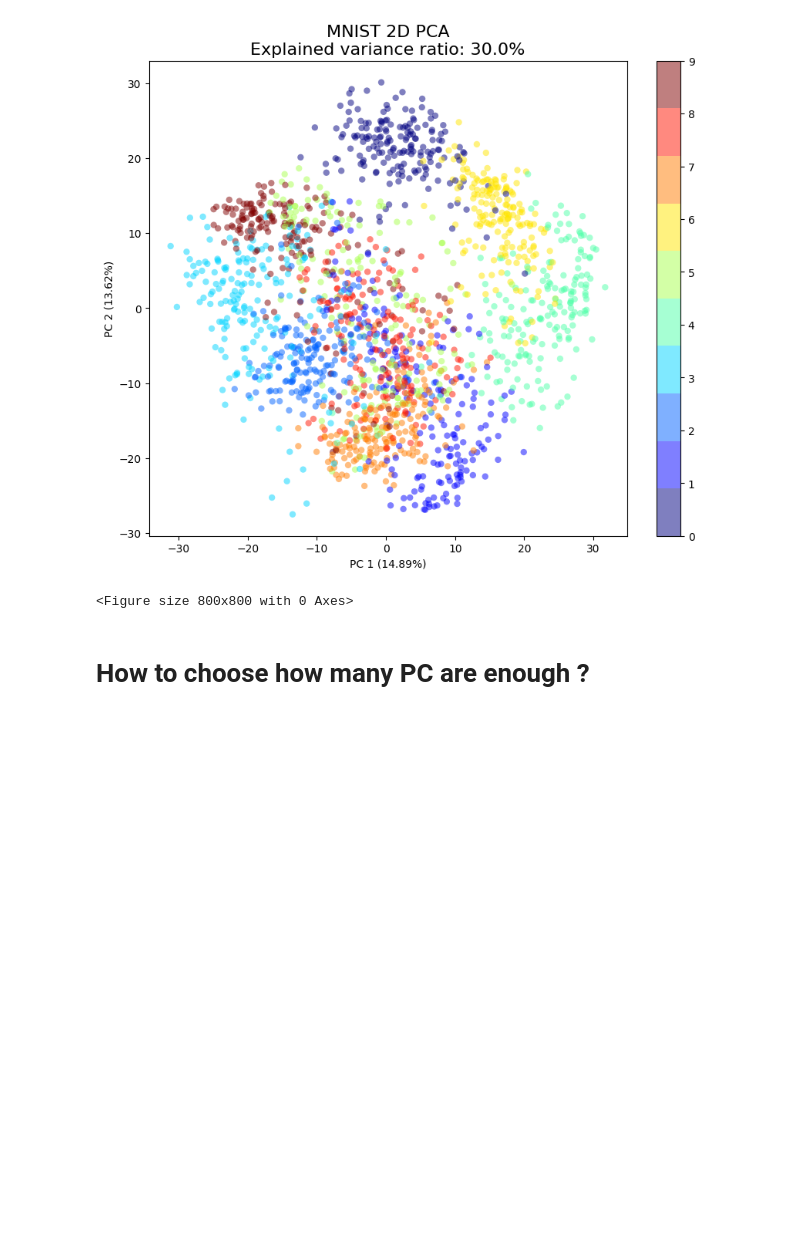
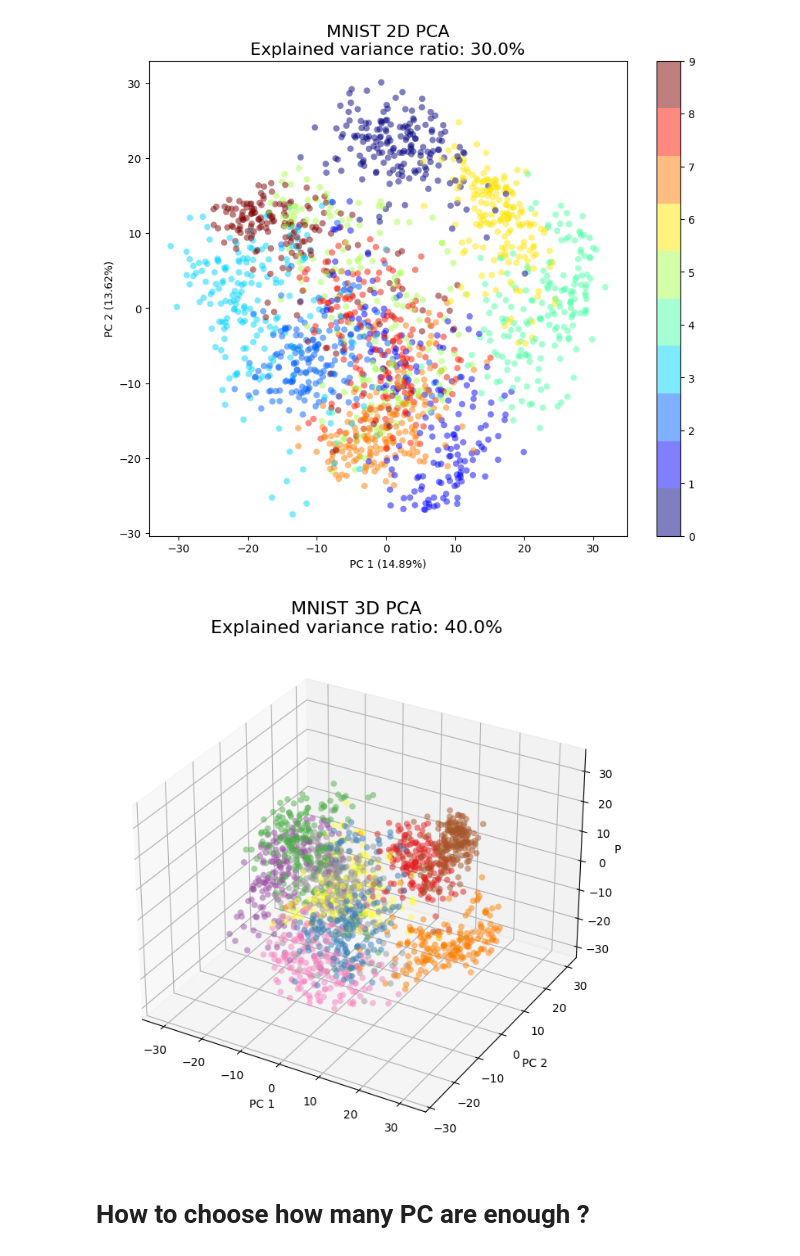
Before and after one commit to mp4402/pythonPrograms, a Jupyter notebook: machineLearningModels2023/clases/dimensionality_reduction.ipynb, the cells around one changed output. Cells and saved outputs as stored; diff of their text form; code cells hidden in the pictures; blank space fills up the shorter version.

```diff
--- a/machineLearningModels2023/clases/dimensionality_reduction.ipynb
+++ b/machineLearningModels2023/clases/dimensionality_reduction.ipynb
@@ -83,24 +89,22 @@ plt.show()
 # %%
 pca_3 = PCA(n_components=3)
 X_reduced = pca_3.fit_transform(digits.data)
 evr = pca_3.explained_variance_ratio_
 
 fig = plt.figure(1, figsize=(8, 8))
-ax = Axes3D(fig, elev=-150, azim=110)
+ax = fig.add_subplot(1, 1,1, projection='3d')
 
 ax.scatter(X_reduced[:, 0], X_reduced[:, 1], X_reduced[:, 2], c=digits.target,
            cmap=plt.cm.Set1, edgecolor='none', s=30, alpha=0.5)
 ax.set_title('MNIST 3D PCA\nExplained variance ratio: {0}%'.format(100*round(sum(evr),2)),fontsize=16)
 ax.set_xlabel('PC 1')
-ax.w_xaxis.set_ticklabels([])
 ax.set_ylabel('PC 2')
-ax.w_yaxis.set_ticklabels([])
 ax.set_zlabel('PC 3')
-ax.w_zaxis.set_ticklabels([])
+
 
 plt.show()
 # %% [output]
-<Figure size 800x800 with 0 Axes>
+[figure, added]
 # %% [markdown]
 # How to choose how many PC are enough ?
 # %%
```
Also changed, not shown: parts of 2 cells of this notebook, 1 other file.
